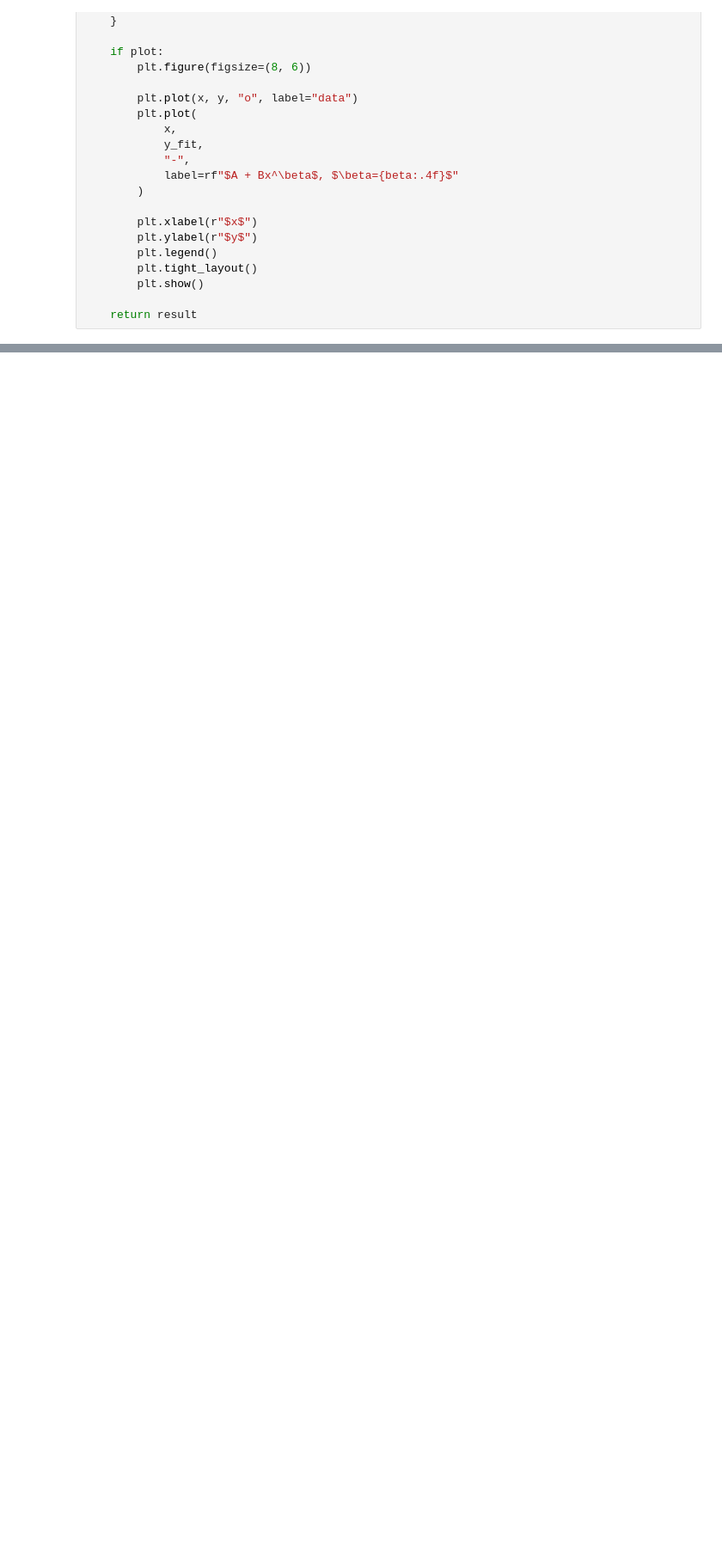
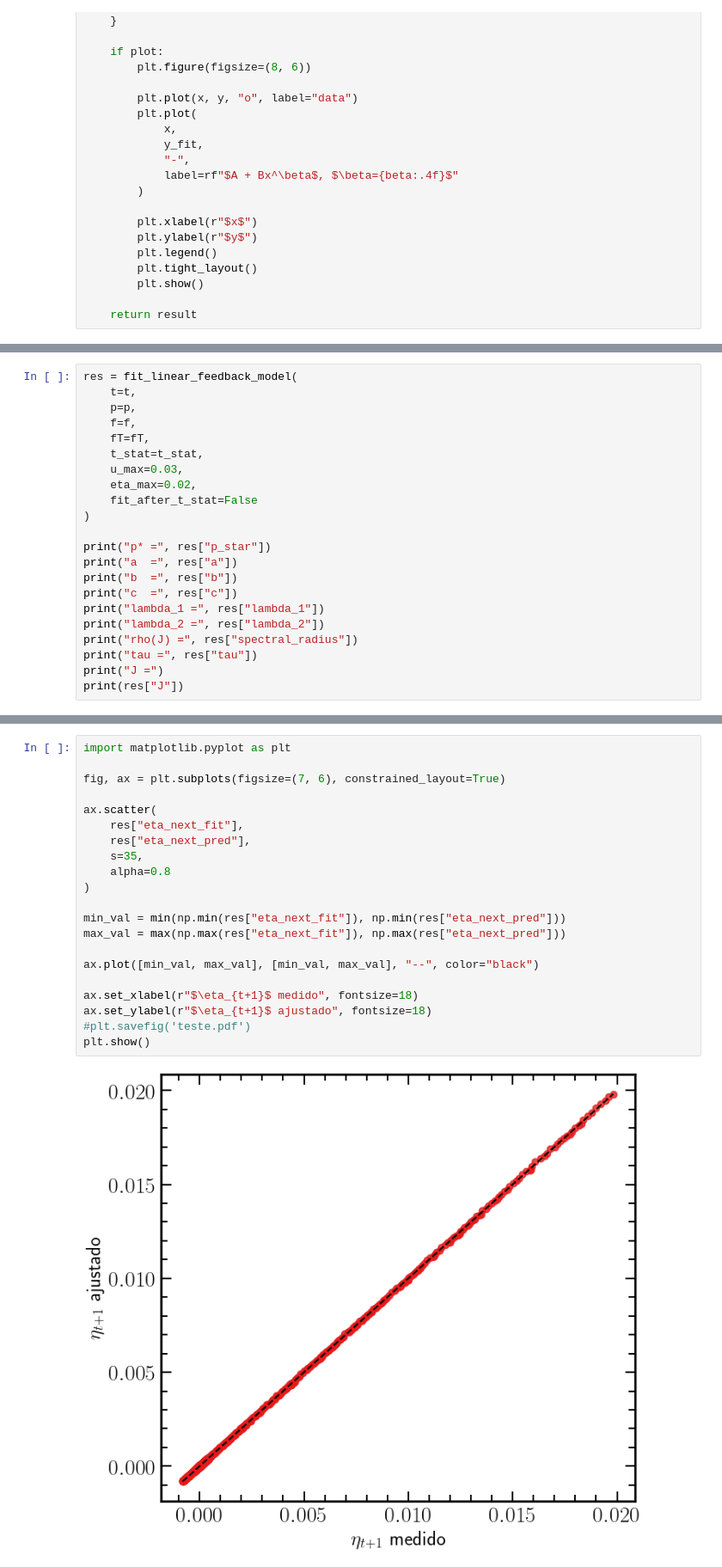
Before and after one commit to JuniorAlencar/self_organization_percolation, a Jupyter notebook: jupyter/study.ipynb, the cells around one changed output, grey strips where cells are left out. Shown at 86% size. Drawn from its saved outputs; the diff is of its cells as text; blank space fills up the shorter version.

```diff
--- a/jupyter/study.ipynb
+++ b/jupyter/study.ipynb
@@ -377,0 +738,22 @@ plt.show()
+# %%
+res = fit_linear_feedback_model(
+    t=t,
+    p=p,
+    f=f,
+    fT=fT,
+    t_stat=t_stat,
+    u_max=0.03,
+    eta_max=0.02,
+    fit_after_t_stat=False
+)
+
+print("p* =", res["p_star"])
+print("a  =", res["a"])
+print("b  =", res["b"])
+print("c  =", res["c"])
+print("lambda_1 =", res["lambda_1"])
+print("lambda_2 =", res["lambda_2"])
+print("rho(J) =", res["spectral_radius"])
+print("tau =", res["tau"])
+print("J =")
+print(res["J"])
@@ -377,0 +785,23 @@ plt.show()
+# %%
+import matplotlib.pyplot as plt
+
+fig, ax = plt.subplots(figsize=(7, 6), constrained_layout=True)
+
+ax.scatter(
+    res["eta_next_fit"],
+    res["eta_next_pred"],
+    s=35,
+    alpha=0.8
+)
+
+min_val = min(np.min(res["eta_next_fit"]), np.min(res["eta_next_pred"]))
+max_val = max(np.max(res["eta_next_fit"]), np.max(res["eta_next_pred"]))
+
+ax.plot([min_val, max_val], [min_val, max_val], "--", color="black")
+
+ax.set_xlabel(r"$\eta_{t+1}$ medido", fontsize=18)
+ax.set_ylabel(r"$\eta_{t+1}$ ajustado", fontsize=18)
+#plt.savefig('teste.pdf')
+plt.show()
+# %% [output]
+[figure, added]
```
Also changed, not shown: parts of 12 cells of this notebook, 16 other files.
